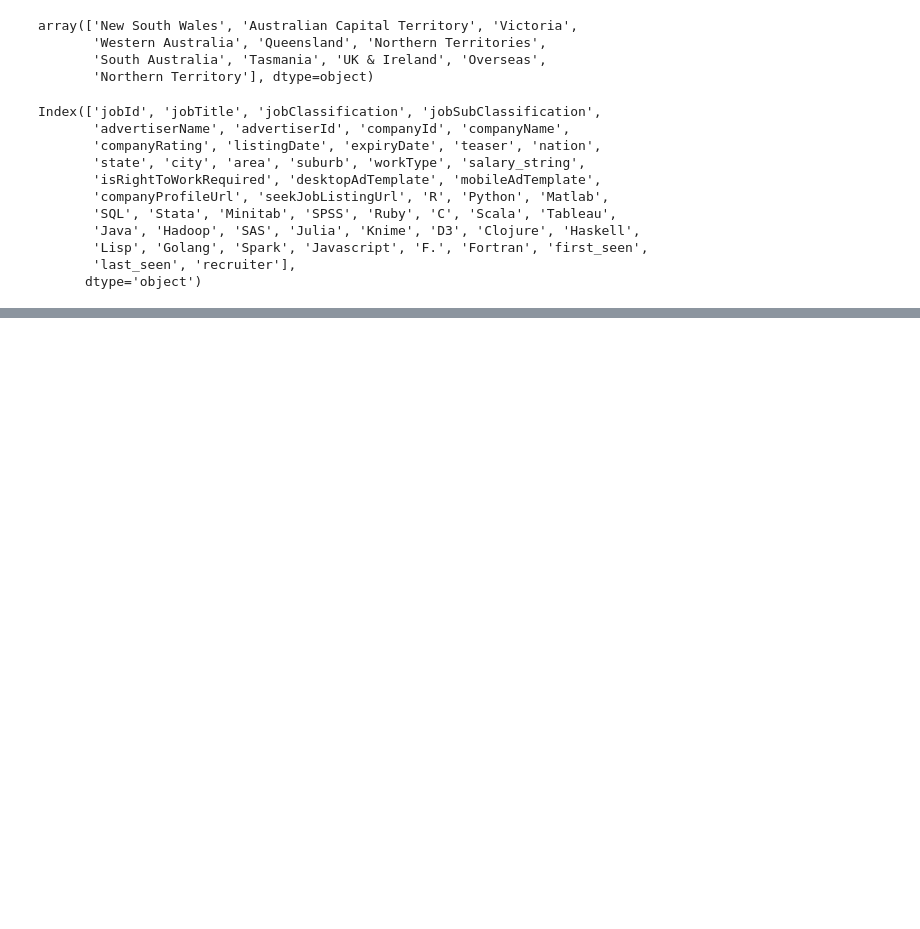
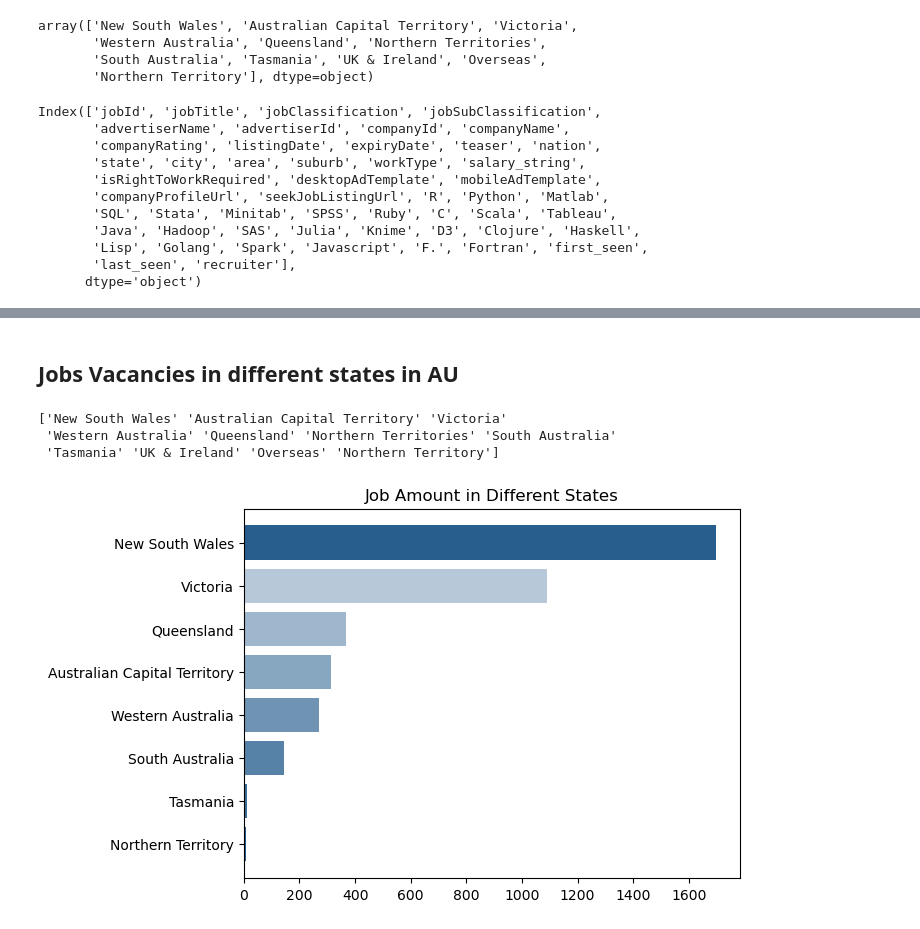
Before and after one commit to wongwara/Aus_jobseeker, a Jupyter notebook: AT2_visualisation.ipynb, the cells around one changed output, grey strips where cells are left out. Cells and saved outputs as stored; diff of their text form; code cells hidden in the pictures; blank space fills up the shorter version.

```diff
--- a/AT2_visualisation.ipynb
+++ b/AT2_visualisation.ipynb
@@ -119,0 +161,29 @@ for year in years:
+# %% [markdown]
+## Jobs Vacancies in different states in AU
+# %%
+print(df['state'].unique())
+# there are eight states in AU, but "Northern Territories" and "Northern Territory" are founded duplicate
+df['state'] = df['state'].replace('Northern Territories', 'Northern Territory')
+# %% [output]
+['New South Wales' 'Australian Capital Territory' 'Victoria'
+ 'Western Australia' 'Queensland' 'Northern Territories' 'South Australia'
+ 'Tasmania' 'UK & Ireland' 'Overseas' 'Northern Territory']
+# %%
+#data preprocessing
+state_name = ['New South Wales', 'Australian Capital Territory', 'Victoria','Western Australia', 'Queensland', 'Northern Territory', 'South Australia', 'Tasmania']
+job_amount = df['state'].value_counts()
+
+df_jobinAU = pd.DataFrame(columns = ['amount'], index = state_name)
+
+for state in job_amount.index:
+    if state in state_name:
+        df_jobinAU['amount'][state] = job_amount[state]
+
+df_jobinAU = df_jobinAU.sort_values('amount')
+
+plt.barh(df_jobinAU.index, df_jobinAU['amount'], color = ["#275e8e", "#3f709a", "#5782a7", "#6f94b3", "#87a6c0", "#9fb7cd", "#b7c9d9"])
+
+plt.title('Job Amount in Different States')
+plt.show()
+# %% [output]
+[figure, added]
```
Also changed, not shown: parts of 14 cells of this notebook.
